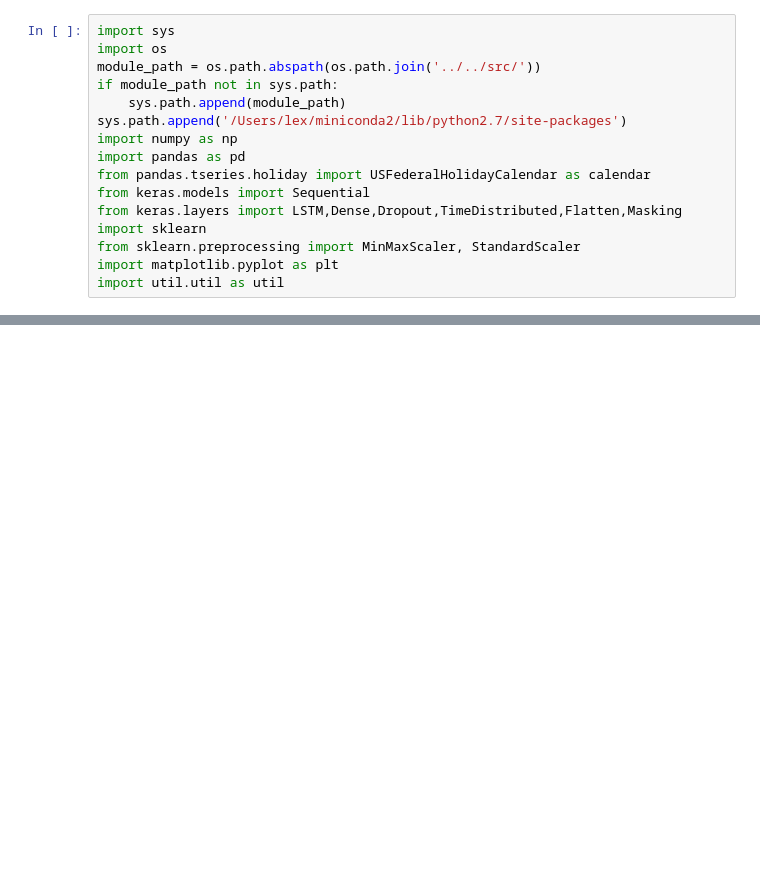
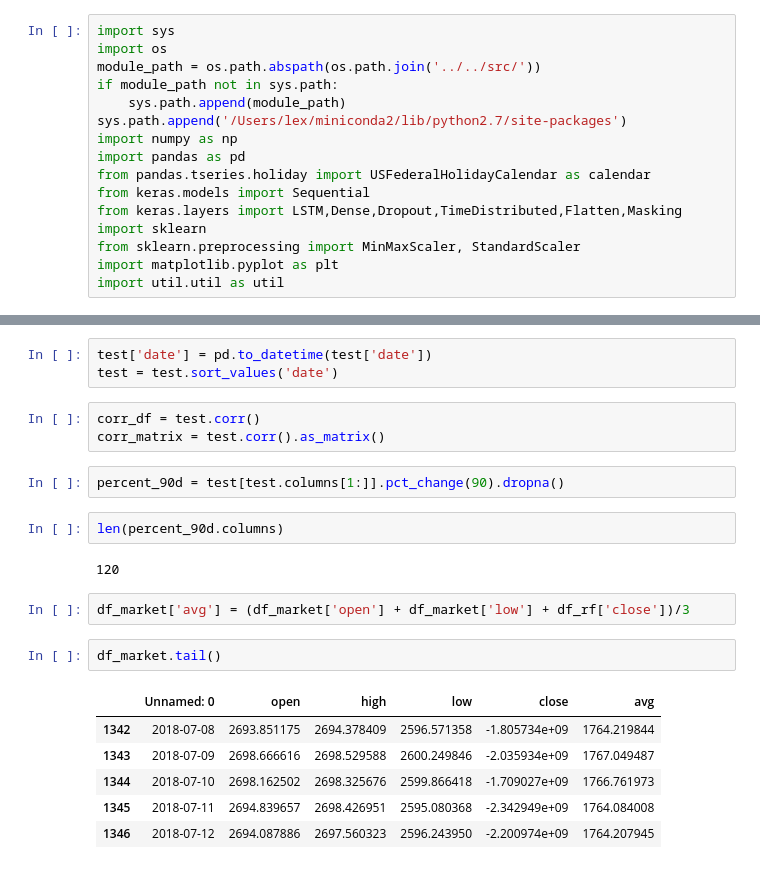
Before and after one commit to lexalus/lstm_pyspark_stocks90d, a Jupyter notebook: src/notebooks/Untitled.ipynb, the cells around one changed output, grey strips where cells are left out. Drawn from its saved outputs; the diff is of its cells as text; blank space fills up the shorter version.

```diff
--- a/src/notebooks/Untitled.ipynb
+++ b/src/notebooks/Untitled.ipynb
@@ -122,0 +30,23 @@ risk_free_rate + beta*(bottom)
+# %%
+test['date'] = pd.to_datetime(test['date'])
+test = test.sort_values('date')
+# %%
+corr_df = test.corr()
+corr_matrix = test.corr().as_matrix()
+# %%
+percent_90d = test[test.columns[1:]].pct_change(90).dropna()
+# %%
+len(percent_90d.columns)
+# %% [output]
+120
+# %%
+df_market['avg'] = (df_market['open'] + df_market['low'] + df_rf['close'])/3
+# %%
+df_market.tail()
+# %% [output]
+|  | Unnamed: 0 | open | high | low | close | avg |
+| 1342 | 2018-07-08 | 2693.851175 | 2694.378409 | 2596.571358 | -1.805734e+09 | 1764.219844 |
+| 1343 | 2018-07-09 | 2698.666616 | 2698.529588 | 2600.249846 | -2.035934e+09 | 1767.049487 |
+| 1344 | 2018-07-10 | 2698.162502 | 2698.325676 | 2599.866418 | -1.709027e+09 | 1766.761973 |
+| 1345 | 2018-07-11 | 2694.839657 | 2698.426951 | 2595.080368 | -2.342949e+09 | 1764.084008 |
+| 1346 | 2018-07-12 | 2694.087886 | 2697.560323 | 2596.243950 | -2.200974e+09 | 1764.207945 |
```
Also changed, not shown: parts of 42 cells of this notebook, 6 other files.
